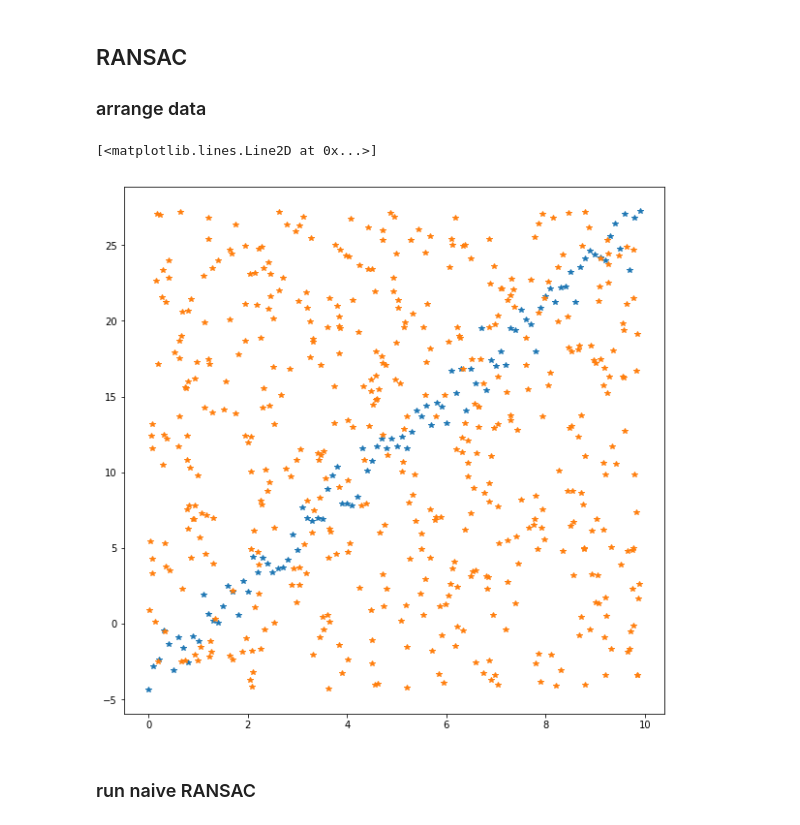
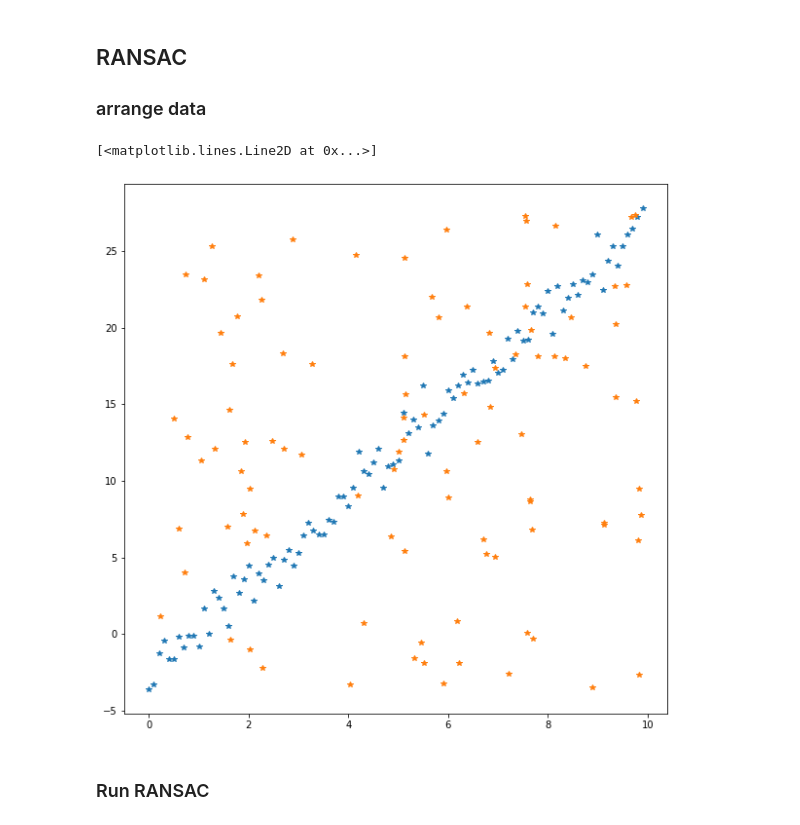
Before and after one commit to YoniChechik/AI_is_Math, a Jupyter notebook: p_04_curve_fitting/least_squares.ipynb, the cells around one changed output. Saved outputs shown, nothing was run; the diff lists cells and outputs as text; code cells hidden in the pictures.

```diff
--- a/p_04_curve_fitting/least_squares.ipynb
+++ b/p_04_curve_fitting/least_squares.ipynb
@@ -194,27 +213,27 @@ Text(0.5, 1.0, 'data with outlier + best LS fit. $b^T$=[[2.90909091 4.90909091]]
 # %%
 
 x = np.arange(0, 10, 0.1)
 y = 3*x-3
 
 # add noise to data
 std = 1
 y = y+np.random.normal(scale=std, size=x.shape)
 
 # add random noise unrelated to noisy line
-noise_sz = int(x.shape[0]*5)
+noise_sz = int(x.shape[0]*1)
 x_noise = np.random.uniform(x.min(), x.max(), size=noise_sz)
 y_noise = np.random.uniform(y.min(), y.max(), size=noise_sz)
 
 plt.figure(figsize=fig_size)
 plt.plot(x, y, '*')
 plt.plot(x_noise, y_noise, '*')
 # %% [output]
 [<matplotlib.lines.Line2D at 0x...>]
-[figure, old version]
+[figure, new version]
 # %%
 x = np.concatenate((x, x_noise))
 y = np.concatenate((y, y_noise))
 # %% [markdown]
-### run naive RANSAC
+### Run RANSAC
 # %%
 
```
Also changed, not shown: parts of 24 cells of this notebook, 18 other files.
